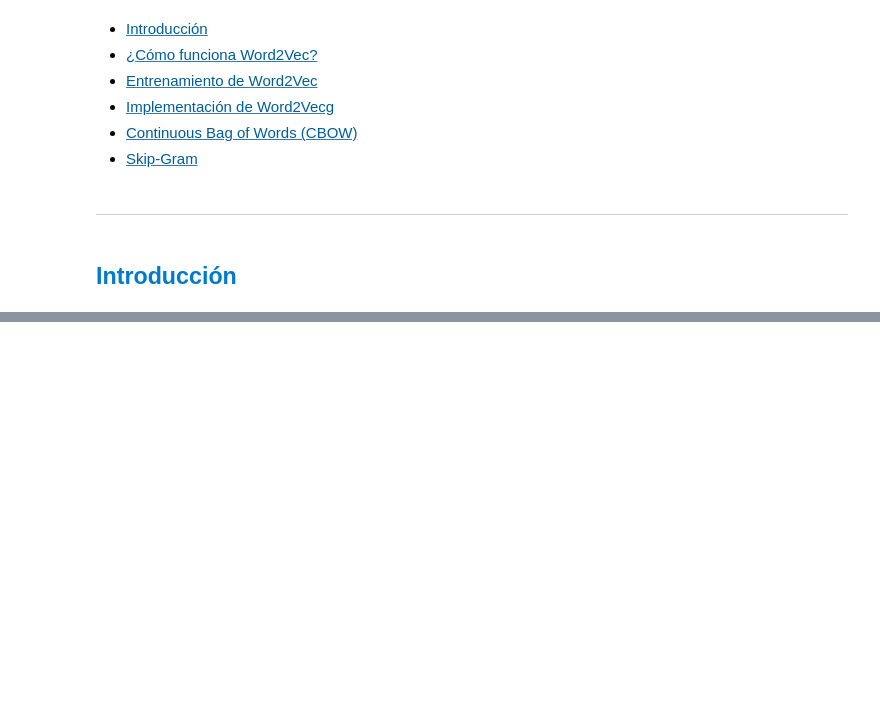
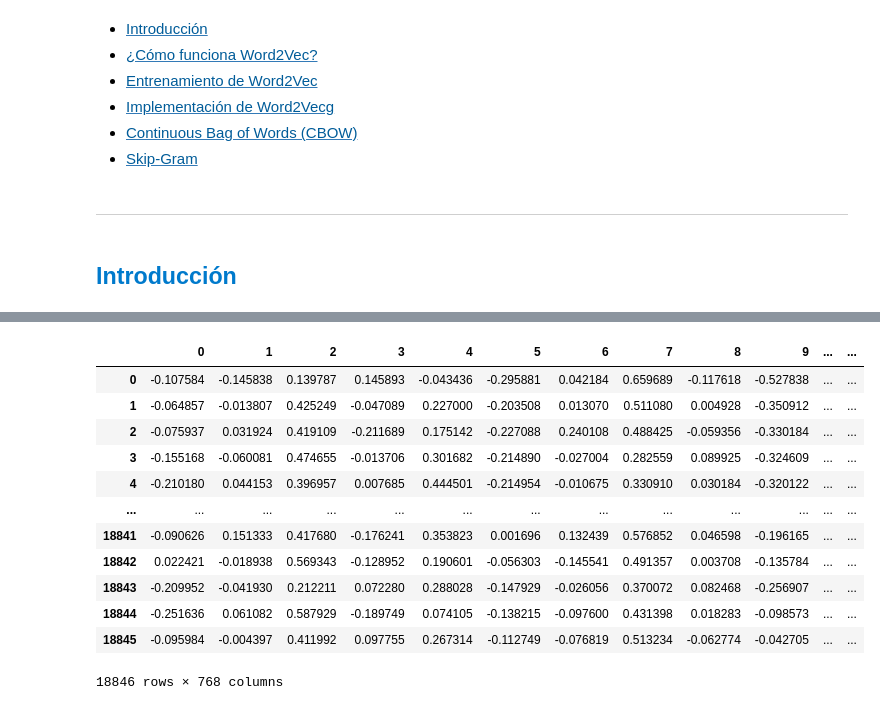
Before and after one commit to contreras-juan/UPTC_Diplomado_ML, a Jupyter notebook: 5_Aprendizaje_Profundo/Cuadernos/16_Transformers.ipynb, the cells around one changed output, grey strips where cells are left out. Drawn from its saved outputs; the diff is of its cells as text; code cells hidden in the pictures; blank space fills up the shorter version.

```diff
--- a/5_Aprendizaje_Profundo/Cuadernos/16_Transformers.ipynb
+++ b/5_Aprendizaje_Profundo/Cuadernos/16_Transformers.ipynb
@@ -23,0 +215,16 @@
+# %%
+embeddings_df
+# %% [output]
+|  | 0 | 1 | 2 | 3 | 4 | 5 | 6 | 7 | 8 | 9 | ... | ... |
+| 0 | -0.107584 | -0.145838 | 0.139787 | 0.145893 | -0.043436 | -0.295881 | 0.042184 | 0.659689 | -0.117618 | -0.527838 | ... | ... |
+| 1 | -0.064857 | -0.013807 | 0.425249 | -0.047089 | 0.227000 | -0.203508 | 0.013070 | 0.511080 | 0.004928 | -0.350912 | ... | ... |
+| 2 | -0.075937 | 0.031924 | 0.419109 | -0.211689 | 0.175142 | -0.227088 | 0.240108 | 0.488425 | -0.059356 | -0.330184 | ... | ... |
+| 3 | -0.155168 | -0.060081 | 0.474655 | -0.013706 | 0.301682 | -0.214890 | -0.027004 | 0.282559 | 0.089925 | -0.324609 | ... | ... |
+| 4 | -0.210180 | 0.044153 | 0.396957 | 0.007685 | 0.444501 | -0.214954 | -0.010675 | 0.330910 | 0.030184 | -0.320122 | ... | ... |
+| ... | ... | ... | ... | ... | ... | ... | ... | ... | ... | ... | ... | ... |
+| 18841 | -0.090626 | 0.151333 | 0.417680 | -0.176241 | 0.353823 | 0.001696 | 0.132439 | 0.576852 | 0.046598 | -0.196165 | ... | ... |
+| 18842 | 0.022421 | -0.018938 | 0.569343 | -0.128952 | 0.190601 | -0.056303 | -0.145541 | 0.491357 | 0.003708 | -0.135784 | ... | ... |
+| 18843 | -0.209952 | -0.041930 | 0.212211 | 0.072280 | 0.288028 | -0.147929 | -0.026056 | 0.370072 | 0.082468 | -0.256907 | ... | ... |
+| 18844 | -0.251636 | 0.061082 | 0.587929 | -0.189749 | 0.074105 | -0.138215 | -0.097600 | 0.431398 | 0.018283 | -0.098573 | ... | ... |
+| 18845 | -0.095984 | -0.004397 | 0.411992 | 0.097755 | 0.267314 | -0.112749 | -0.076819 | 0.513234 | -0.062774 | -0.042705 | ... | ... |
+18846 rows × 768 columns
```
Also changed, not shown: parts of 59 cells of this notebook, 2 other files.
